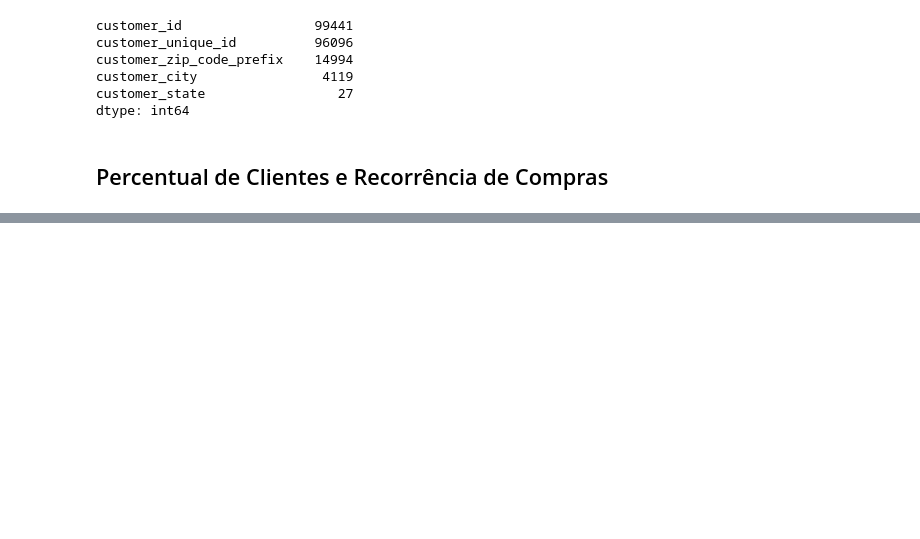
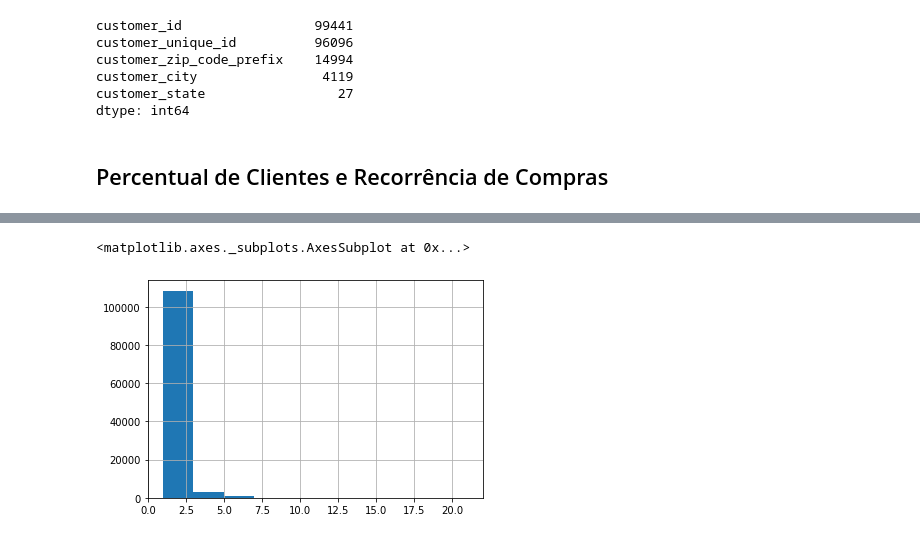
Before and after one commit to itimes-digital/olist_analise, a Jupyter notebook: olist_analise_de_negocio.ipynb, the cells around one changed output, grey strips where cells are left out. Saved outputs shown, nothing was run; the diff lists cells and outputs as text; code cells hidden in the pictures; blank space fills up the shorter version.

```diff
--- a/olist_analise_de_negocio.ipynb
+++ b/olist_analise_de_negocio.ipynb
@@ -97,0 +228,5 @@ ds_novo_clientes_cluster['customer_city'].nunique()
+# %%
+ds_pedido_itens['order_item_id'].hist()
+# %% [output]
+<matplotlib.axes._subplots.AxesSubplot at 0x...>
+[figure, added]
```
Also changed, not shown: parts of 28 cells of this notebook.
